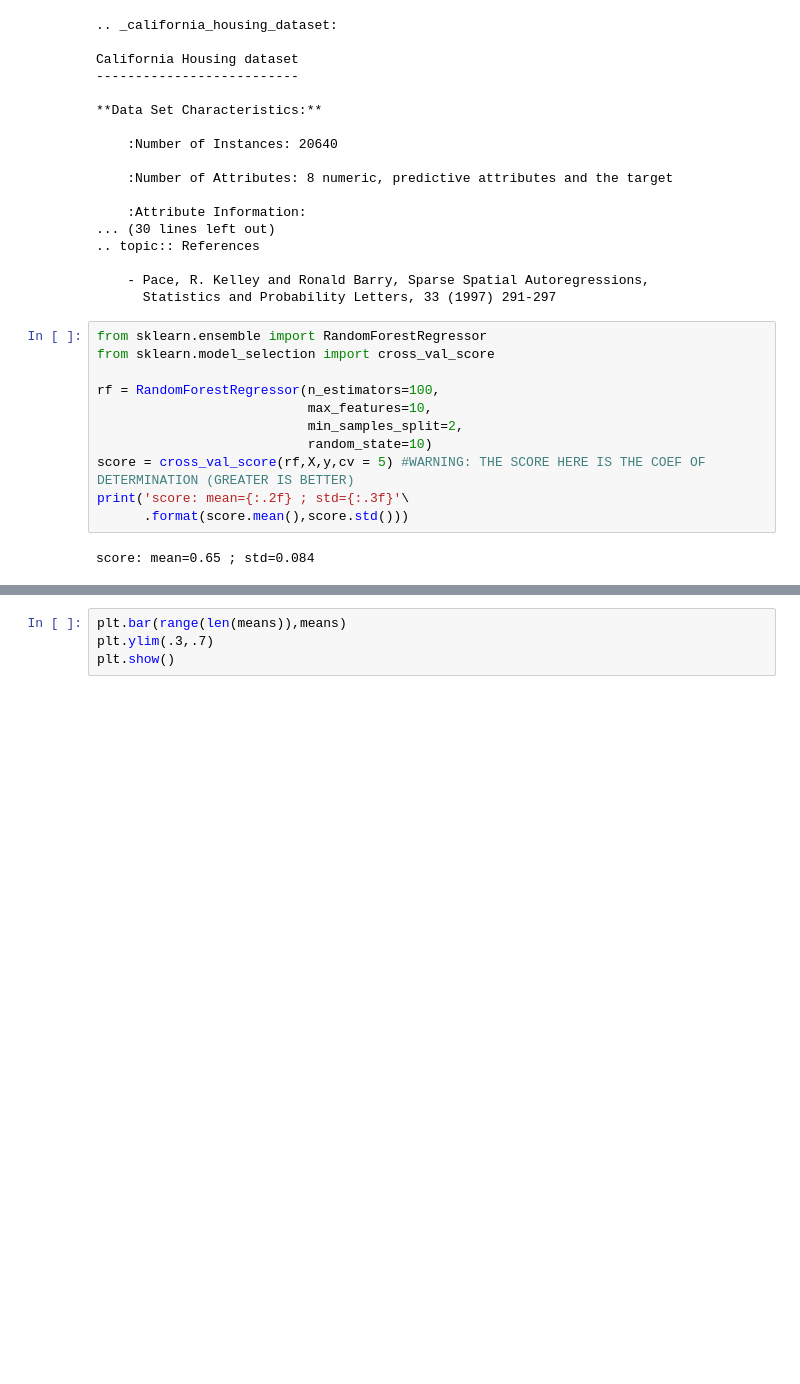
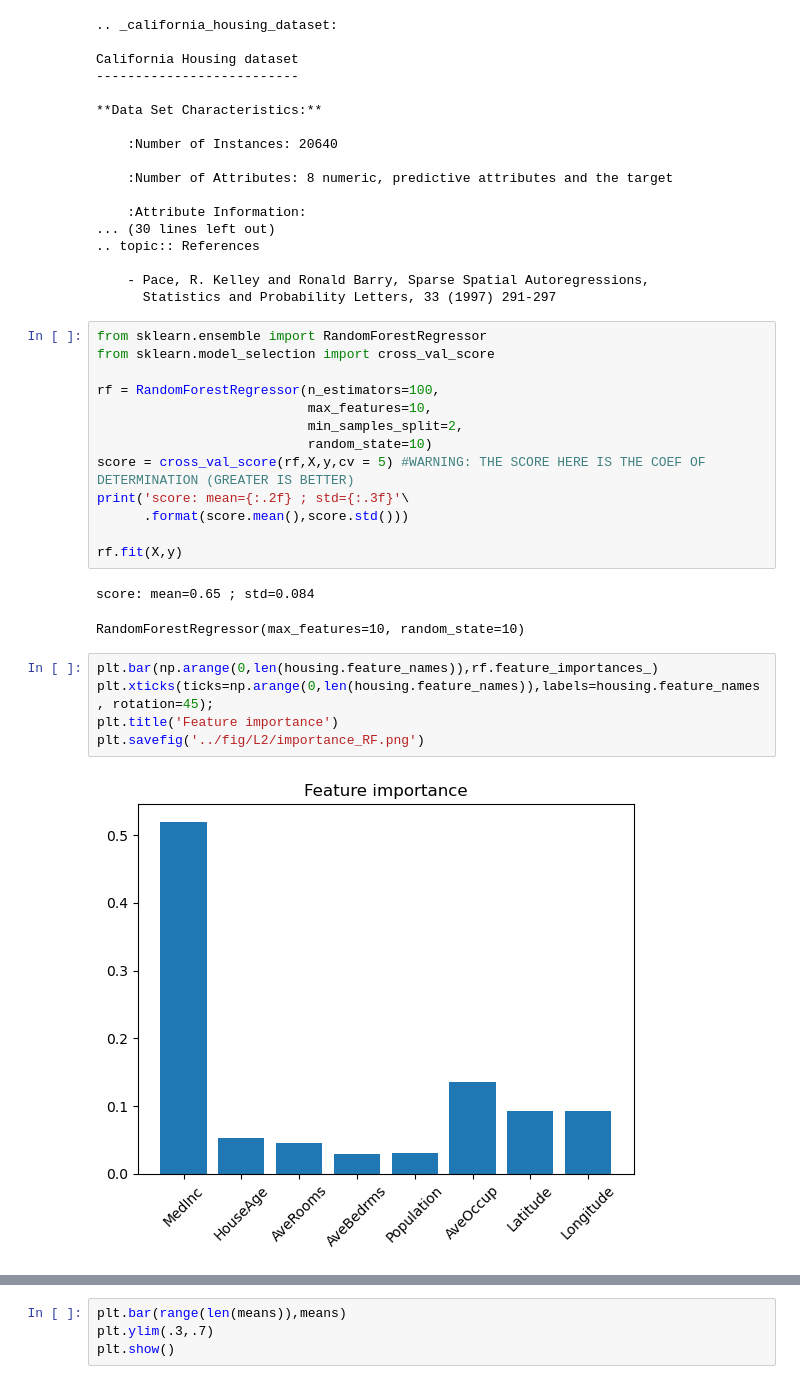
Before and after one commit to brajard/MAT330, a Jupyter notebook: notebooks/Random Forest example.ipynb, the cells around one changed output, grey strips where cells are left out. Cells and saved outputs as stored; diff of their text form; blank space fills up the shorter version.

Commit message:
feature importance

```diff
--- a/notebooks/Random Forest example.ipynb
+++ b/notebooks/Random Forest example.ipynb
@@ -51,8 +51,18 @@ rf = RandomForestRegressor(n_estimators=100,
 score = cross_val_score(rf,X,y,cv = 5) #WARNING: THE SCORE HERE IS THE COEF OF DETERMINATION (GREATER IS BETTER)
 print('score: mean={:.2f} ; std={:.3f}'\
       .format(score.mean(),score.std()))
+
+rf.fit(X,y)
 # %% [output]
 score: mean=0.65 ; std=0.084
+RandomForestRegressor(max_features=10, random_state=10)
+# %%
+plt.bar(np.arange(0,len(housing.feature_names)),rf.feature_importances_)
+plt.xticks(ticks=np.arange(0,len(housing.feature_names)),labels=housing.feature_names, rotation=45);
+plt.title('Feature importance')
+plt.savefig('../fig/L2/importance_RF.png')
+# %% [output]
+[figure, added]
 # %%
 from sklearn.model_selection import GridSearchCV
 
```
Also changed, not shown: parts of 2 cells of this notebook, 2 other files.
